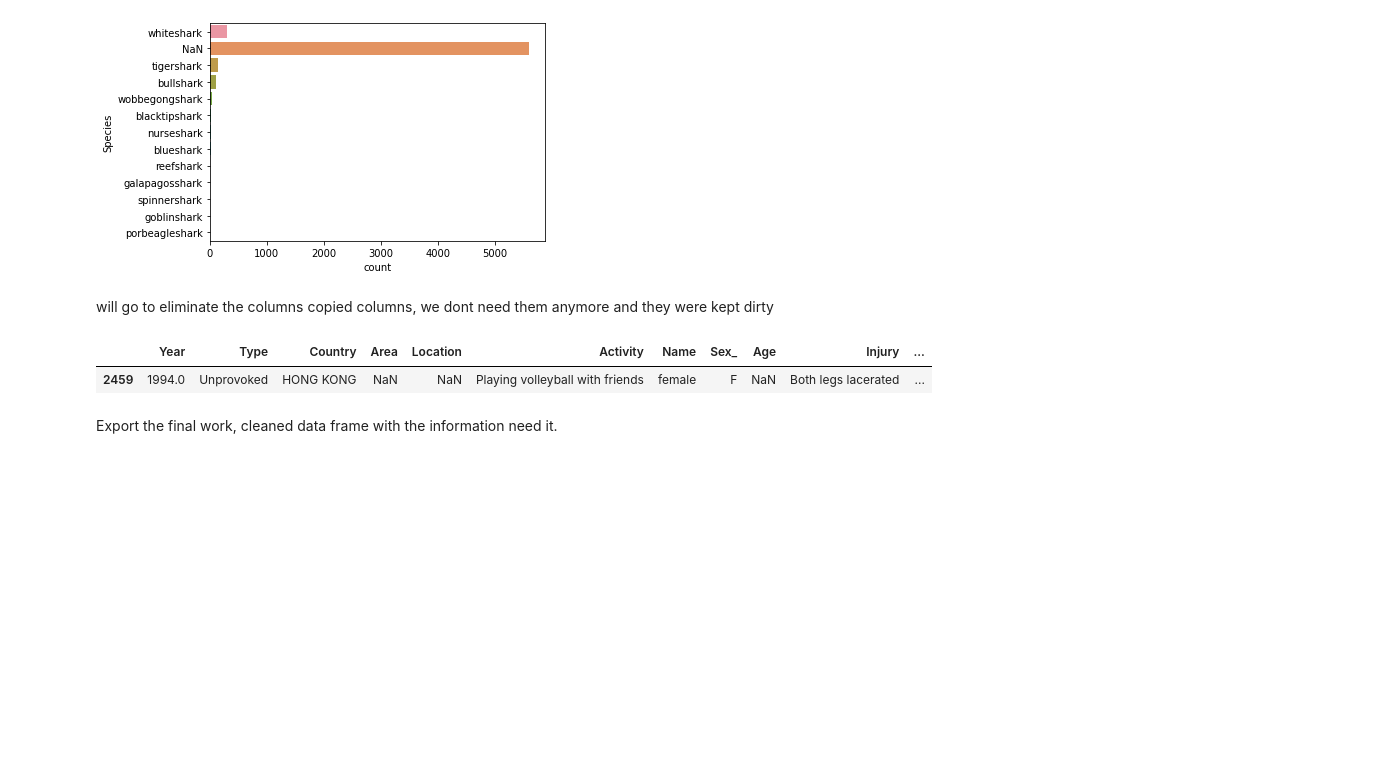
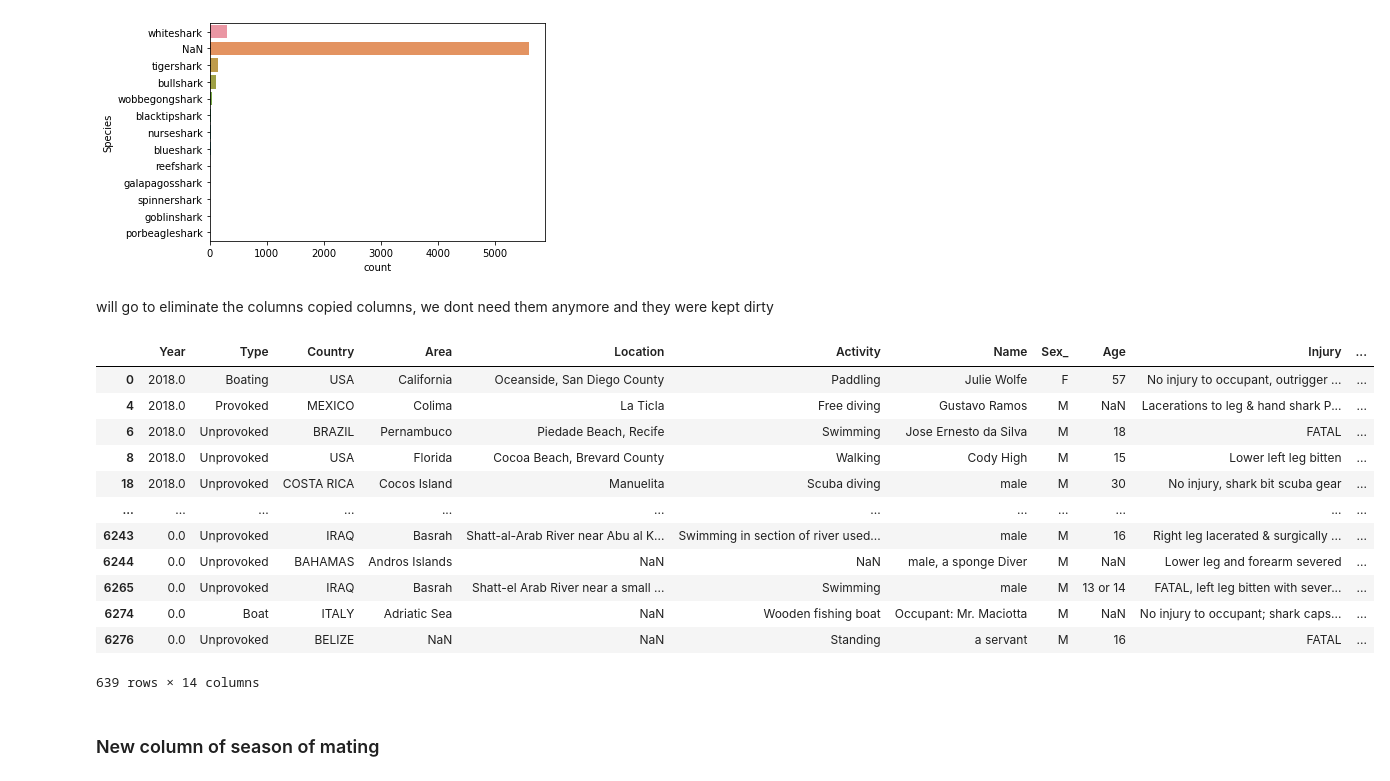
Before and after one commit to imalanz/SharkAttack_proy1, a Jupyter notebook: DATA/shark_cleaning.ipynb, the cells around one changed output. Saved outputs shown, nothing was run; the diff lists cells and outputs as text; code cells hidden in the pictures; blank space fills up the shorter version.

```diff
--- a/DATA/shark_cleaning.ipynb
+++ b/DATA/shark_cleaning.ipynb
@@ -626,14 +624,24 @@ shark_attack['Species'] = spc_serie
 sns.countplot(y = shark_attack.Species);
 # %% [output]
 [figure]
-# %% [markdown]
-will go to eliminate the columns copied columns, we dont need them anymore and they were kept dirty
+# %% [markdown]
+will go to eliminate the columns copied columns, we dont need them anymore and they were kept dirty
 # %%
 shark_attack.drop(columns =['Species_', 'Date'], inplace=True, axis=1)
 # %%
-shark_attack.sample()
+white = shark_attack[(shark_attack.Species=="whiteshark") | (shark_attack.Species=="tigershark") | (shark_attack.Species=="bullshark") | (shark_attack.Species=="blacktipshark") | (shark_attack.Species=="wobbegongshark") | (shark_attack.Species=="spinnershark")]
+white
 # %% [output]
 |  | Year | Type | Country | Area | Location | Activity | Name | Sex_ | Age | Injury | ... |
-| 2459 | 1994.0 | Unprovoked | HONG KONG | NaN | NaN | Playing volleyball with friends | female | F | NaN | Both legs lacerated | ... |
+| 0 | 2018.0 | Boating | USA | California | Oceanside, San Diego County | Paddling | Julie Wolfe | F | 57 | No injury to occupant, outrigger ... | ... |
+| 4 | 2018.0 | Provoked | MEXICO | Colima | La Ticla | Free diving | Gustavo Ramos | M | NaN | Lacerations to leg & hand shark P... | ... |
+| 6 | 2018.0 | Unprovoked | BRAZIL | Pernambuco | Piedade Beach, Recife | Swimming | Jose Ernesto da Silva | M | 18 | FATAL | ... |
+| 8 | 2018.0 | Unprovoked | USA | Florida | Cocoa Beach, Brevard County | Walking | Cody High | M | 15 | Lower left leg bitten | ... |
+| 18 | 2018.0 | Unprovoked | COSTA RICA | Cocos Island | Manuelita | Scuba diving | male | M | 30 | No injury, shark bit scuba gear | ... |
+| ... | ... | ... | ... | ... | ... | ... | ... | ... | ... | ... | ... |
+| 6243 | 0.0 | Unprovoked | IRAQ | Basrah | Shatt-al-Arab River near Abu al K... | Swimming in section of river used... | male | M | 16 | Right leg lacerated & surgically ... | ... |
+| 6244 | 0.0 | Unprovoked | BAHAMAS | Andros Islands | NaN | NaN | male, a sponge Diver | M | NaN | Lower leg and forearm severed | ... |
+| 6265 | 0.0 | Unprovoked | IRAQ | Basrah | Shatt-el Arab River near a small ... | Swimming | male | M | 13 or 14 | FATAL, left leg bitten with sever... | ... |
+| 6274 | 0.0 | Boat | ITALY | Adriatic Sea | NaN | Wooden fishing boat | Occupant: Mr. Maciotta | M | NaN | No injury to occupant; shark caps... | ... |
+| 6276 | 0.0 | Unprovoked | BELIZE | NaN | NaN | Standing | a servant | M | 16 | FATAL | ... |
+639 rows × 14 columns
-# %% [markdown]
-Export the final work, cleaned data frame with the information need it.
@@ -641,0 +648,2 @@ shark_attack.to_csv("D:\\ironhack\\proyectos\\SharkAttack_proy1\DATA\\clean_atta
+# %% [markdown]
+### New column of season of mating
```
Also changed, not shown: parts of 114 cells of this notebook, 4 other files.
